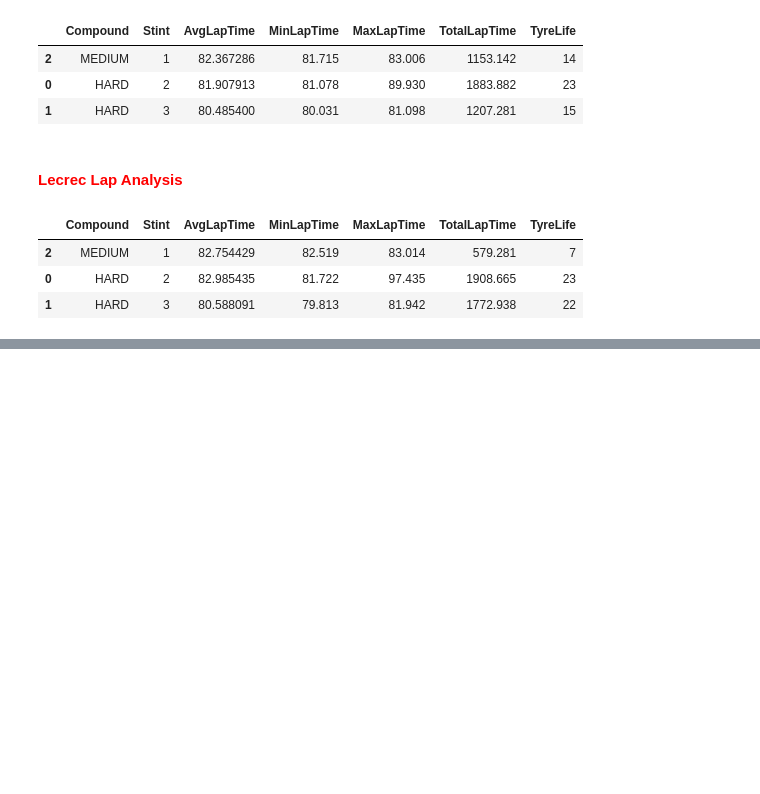
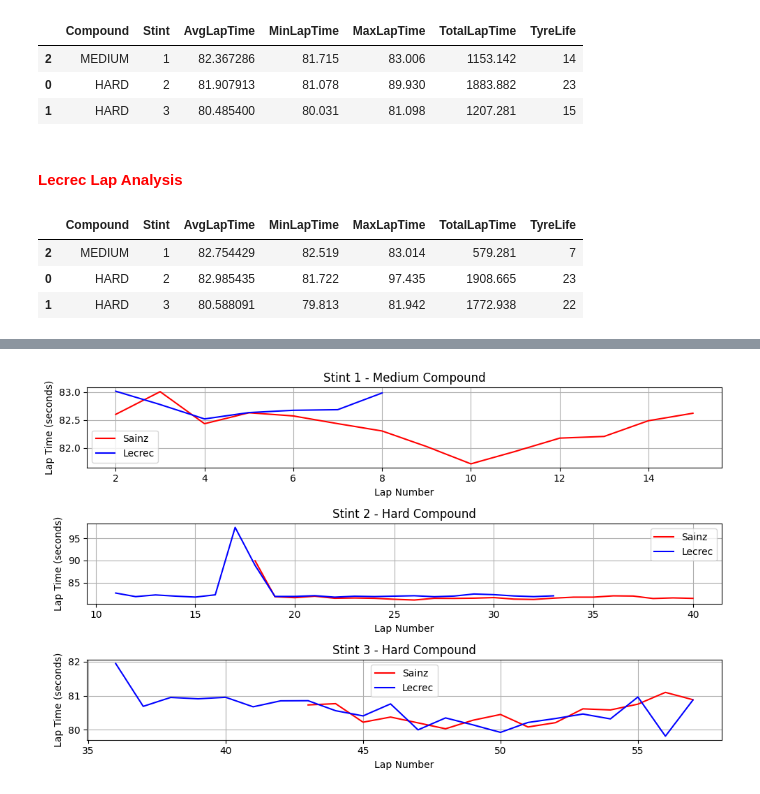
Before and after one commit to AmitSahoo45/F1-DATA-ANALYSIS, a Jupyter notebook: 2024/03-Australia/FerrariAnalysis.ipynb, the cells around one changed output, grey strips where cells are left out. Saved outputs shown, nothing was run; the diff lists cells and outputs as text; code cells hidden in the pictures; blank space fills up the shorter version.

Commit message:
Update Australia GP Analysis: Charles Lecrec vs Carlos Sainz Jr. race pace analysis

```diff
--- a/2024/03-Australia/FerrariAnalysis.ipynb
+++ b/2024/03-Australia/FerrariAnalysis.ipynb
@@ -50,6 +50,9 @@ laps = session_race.laps
 
 sainz_laps = laps.pick_driver(SAINZ)
 lecrec_laps = laps.pick_driver(LECREC)
+
+sainz_all_laps = laps.pick_driver(SAINZ)
+lecrec_all_laps = laps.pick_driver(SAINZ)
 # %% [markdown]
 <h4 style="color: #FF0000;">Sainz Lap Analysis</h4>
 # %%
@@ -98,0 +160,57 @@ lecrec_laps
+# %%
+sainz_laps_filtered = sainz_all_laps.loc[sainz_all_laps[['PitOutTime', 'PitInTime']].notnull().any(axis=1) == False]
+sainz_laps_filtered = sainz_laps_filtered[:-1]
+sainz_laps_filtered = sainz_laps_filtered[['LapTime', 'LapNumber', 'Compound', 'TyreLife', 'Stint']]
+sainz_laps_filtered['LapTime'] = sainz_laps_filtered['LapTime'].apply(lambda x: x.total_seconds())
+
+lecrec_laps_filtered = lecrec_all_laps.loc[lecrec_all_laps[['PitOutTime', 'PitInTime']].notnull().any(axis=1) == False]
+lecrec_laps_filtered = lecrec_laps_filtered[:-1]
+lecrec_laps_filtered = lecrec_laps_filtered[['LapTime', 'LapNumber', 'Compound', 'TyreLife', 'Stint']]
+lecrec_laps_filtered['LapTime'] = lecrec_laps_filtered['LapTime'].apply(lambda x: x.total_seconds())
+
+lecrec_laps_filtered
+# %%
+sainz_df = pd.DataFrame(sainz_laps_filtered)
+lecrec_df = pd.DataFrame(lecrec_laps_filtered)
+
+sainz_stint1 = sainz_df[sainz_df['Stint'] == 1]
+sainz_stint2 = sainz_df[sainz_df['Stint'] == 2]
+sainz_stint3 = sainz_df[sainz_df['Stint'] == 3]
+
+lecrec_stint1 = lecrec_df[lecrec_df['Stint'] == 1]
+lecrec_stint2 = lecrec_df[lecrec_df['Stint'] == 2]
+lecrec_stint3 = lecrec_df[lecrec_df['Stint'] == 3]
+
+plt.figure(figsize=(10, 6))
+
+plt.subplot(3, 1, 1)
+plt.plot(sainz_stint1['LapNumber'], sainz_stint1['LapTime'], label='Sainz', color='red')
+plt.plot(lecrec_stint1['LapNumber'], lecrec_stint1['LapTime'], label='Lecrec', color='blue')
+plt.xlabel('Lap Number')
+plt.ylabel('Lap Time (seconds)')
+plt.title('Stint 1 - Medium Compound')
+plt.legend()
+plt.grid(True)
+
+plt.subplot(3, 1, 2)
+plt.plot(sainz_stint2['LapNumber'], sainz_stint2['LapTime'], label='Sainz', color='red')
+plt.plot(lecrec_stint2['LapNumber'], lecrec_stint2['LapTime'], label='Lecrec', color='blue')
+plt.xlabel('Lap Number')
+plt.ylabel('Lap Time (seconds)')
+plt.title('Stint 2 - Hard Compound')
+plt.legend()
+plt.grid(True)
+
+plt.subplot(3, 1, 3)
+plt.plot(sainz_stint3['LapNumber'], sainz_stint3['LapTime'], label='Sainz', color='red')
+plt.plot(lecrec_stint3['LapNumber'], lecrec_stint3['LapTime'], label='Lecrec', color='blue')
+plt.xlabel('Lap Number')
+plt.ylabel('Lap Time (seconds)')
+plt.title('Stint 3 - Hard Compound')
+plt.legend()
+plt.grid(True)
+
+plt.tight_layout()
+plt.show()
+# %% [output]
+[figure, added]
```
Also changed, not shown: parts of 6 cells of this notebook.
